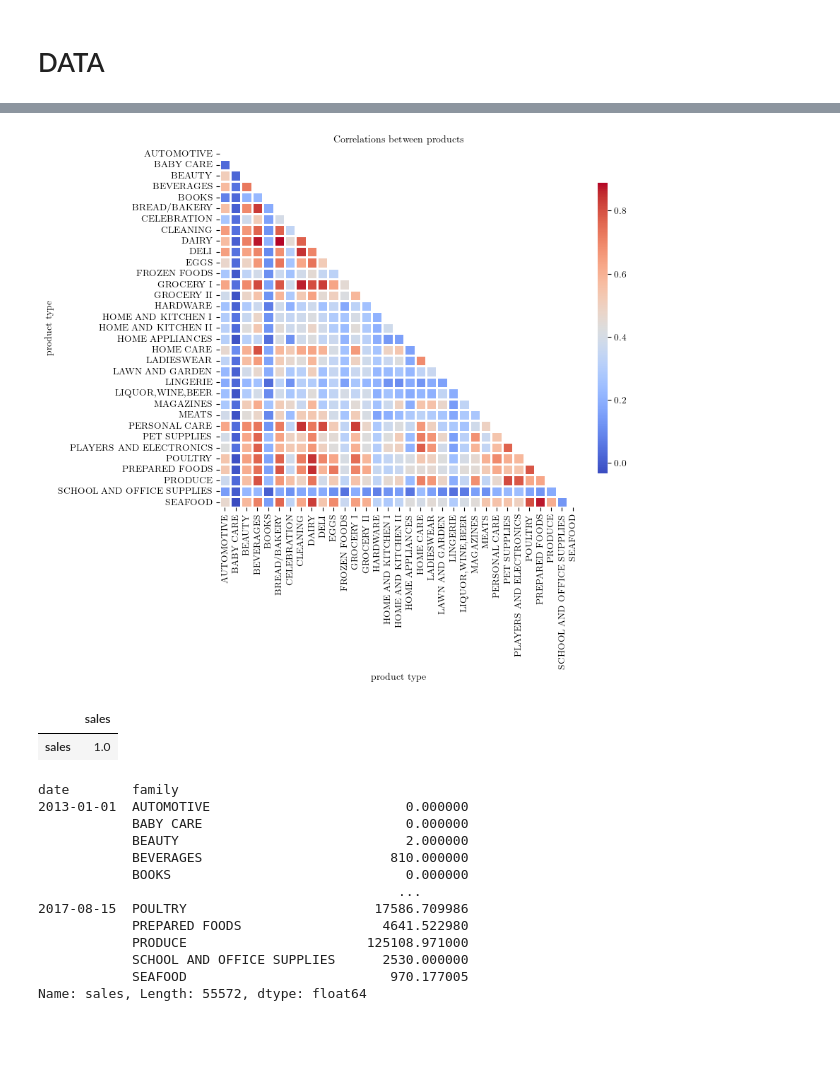
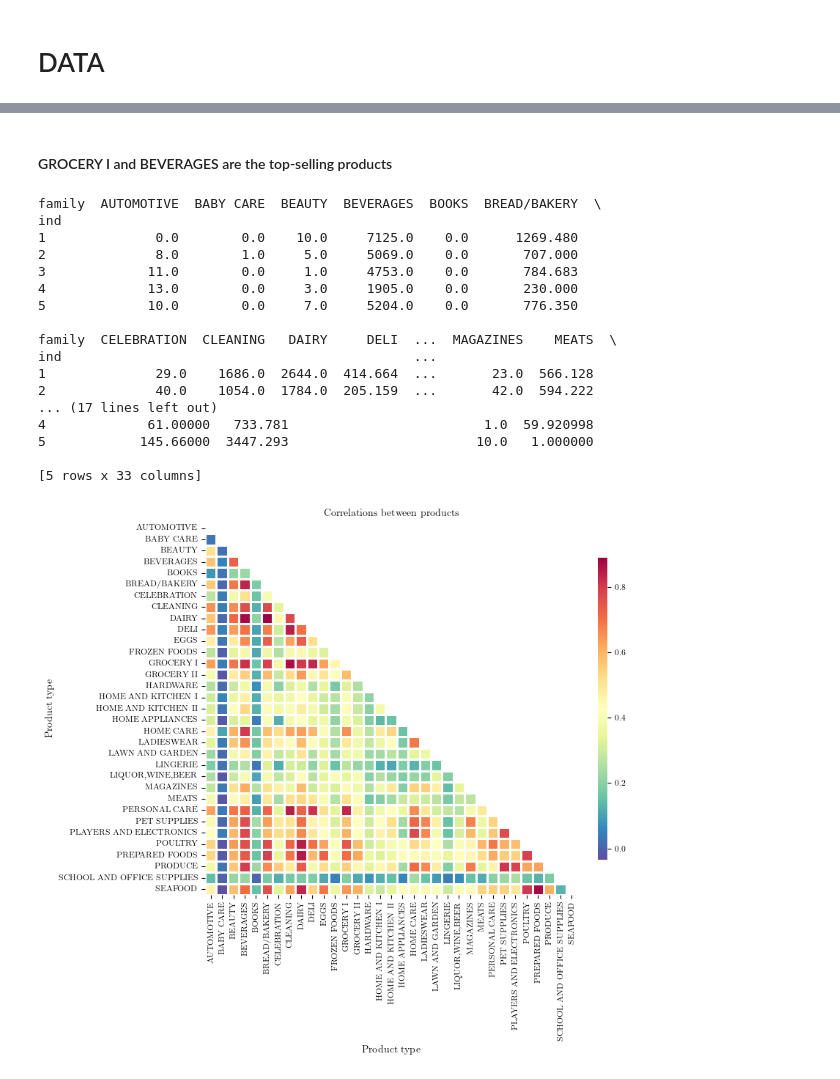
Before and after one commit to bertlem/kaggle-store-sales-ts-forecasting, a Jupyter notebook: data_exploration.ipynb, the cells around one changed output, grey strips where cells are left out. Saved outputs shown, nothing was run; the diff lists cells and outputs as text; code cells hidden in the pictures; blank space fills up the shorter version.

Commit message:
new plotting functions and new figures

```diff
--- a/data_exploration.ipynb
+++ b/data_exploration.ipynb
@@ -26,8 +26,8 @@ tex_fonts = {
         "font.size": 10,
         "legend.fontsize": 'xx-small',
         "legend.title_fontsize": 10,
-        "xtick.labelsize": 9.5, #'xx-small',
-        "ytick.labelsize": 9.5, #'xx-small',
+        "xtick.labelsize": 8, #'xx-small',
+        "ytick.labelsize": 8, #'xx-small',
         "ps.usedistiller": "xpdf"
         }
 plt.rcParams.update(tex_fonts)
@@ -39,4 +49,21 @@ cm=1/2.54
 # %%
 input_filename = path_data / 'clean_data.gz'
-data = pd.read_csv(input_filename, compression=dict(method='gzip'),index_col='index')
-data
+data = pd.read_csv(input_filename,
+                   compression=dict(method='gzip'),
+                   index_col='index',
+                   dtype={#'store_nbr': 'category',
+                          'dayname': 'category',
+                         },
+                   parse_dates=['date'],
+                   infer_datetime_format=True,
+                  )
+data['date'] = pd.to_datetime(data['date'])
+'''
+csv I/O removes any categorical information (categories and ordering).
+Such info has to be re initialized, or stored in a hdf files
+'''
+listdays = ['Monday', 'Tuesday', 'Wednesday', 'Thursday', 'Friday', 'Saturday', 'Sunday']
+liststore = list(range(1, 55))
+# pd.Categorical() to set the order according to the 'days' list
+data.dayname = pd.Categorical(data.dayname, categories=listdays, ordered=True)
+data.store_nbr = pd.Categorical(data.store_nbr, categories=liststore, ordered=True)
@@ -77,7 +84,7 @@ def heatmap(piv, xlab, ylab, title, path, filename, cm):
     ax = sns.heatmap(piv,
                      annot=False, # True would annotate the values in each individual cell
                      fmt='.1f',
-                     cmap='coolwarm',
+                     cmap='Spectral_r',
                      square=True,
                      mask=mask,
                      linewidths=1,
@@ -125,35 +193,31 @@ ind                                  ...
+# %% [markdown]
+#### GROCERY I and BEVERAGES are the top-selling products
 # %%
 # create pivot table
 df_products = data.loc[:,['family', 'sales']].copy()
 df_products['ind'] = 1
 df_products['ind'] = df_products.groupby('family').ind.cumsum().values
+print(df_products.pivot(index='ind', columns='family', values='sales').head())
 pivot_product = df_products.pivot(index='ind', columns='family', values='sales').corr()
 
 # create heatmap
-heatmap(pivot_product, 'product type', 'product type', 'Correlations between products', path_plots, 'correlations_products.pdf', cm)
+heatmap(pivot_product, r'Product type', r'Product type', r'Correlations between products', path_plots, 'correlations_products.pdf', cm)
 # %% [output]
+family  AUTOMOTIVE  BABY CARE  BEAUTY  BEVERAGES  BOOKS  BREAD/BAKERY  \
+ind
+1              0.0        0.0    10.0     7125.0    0.0      1269.480
+2              8.0        1.0     5.0     5069.0    0.0       707.000
+3             11.0        0.0     1.0     4753.0    0.0       784.683
+4             13.0        0.0     3.0     1905.0    0.0       230.000
+5             10.0        0.0     7.0     5204.0    0.0       776.350
+
+family  CELEBRATION  CLEANING   DAIRY     DELI  ...  MAGAZINES    MEATS  \
+ind                                             ...
+1              29.0    1686.0  2644.0  414.664  ...       23.0  566.128
+2              40.0    1054.0  1784.0  205.159  ...       42.0  594.222
+... (17 lines left out)
+4             61.00000   733.781                         1.0  59.920998
+5            145.66000  3447.293                        10.0   1.000000
+
+[5 rows x 33 columns]
-[figure, old version]
+[figure, new version]
-# %%
-df_products = data.loc[:,['family', 'sales']].copy()
-df_products
-# %% [output]
-|  | sales |
-| sales | 1.0 |
-# %%
-toto=data.groupby(['date', 'family']).sum()
-titi = toto['sales']
-titi
-# %% [output]
-date        family
-2013-01-01  AUTOMOTIVE                         0.000000
-            BABY CARE                          0.000000
-            BEAUTY                             2.000000
-            BEVERAGES                        810.000000
-            BOOKS                              0.000000
-                                              ...
-2017-08-15  POULTRY                        17586.709986
-            PREPARED FOODS                  4641.522980
-            PRODUCE                       125108.971000
-            SCHOOL AND OFFICE SUPPLIES      2530.000000
-            SEAFOOD                          970.177005
-Name: sales, Length: 55572, dtype: float64
```
Also changed, not shown: parts of 50 cells of this notebook, 12 other files.
